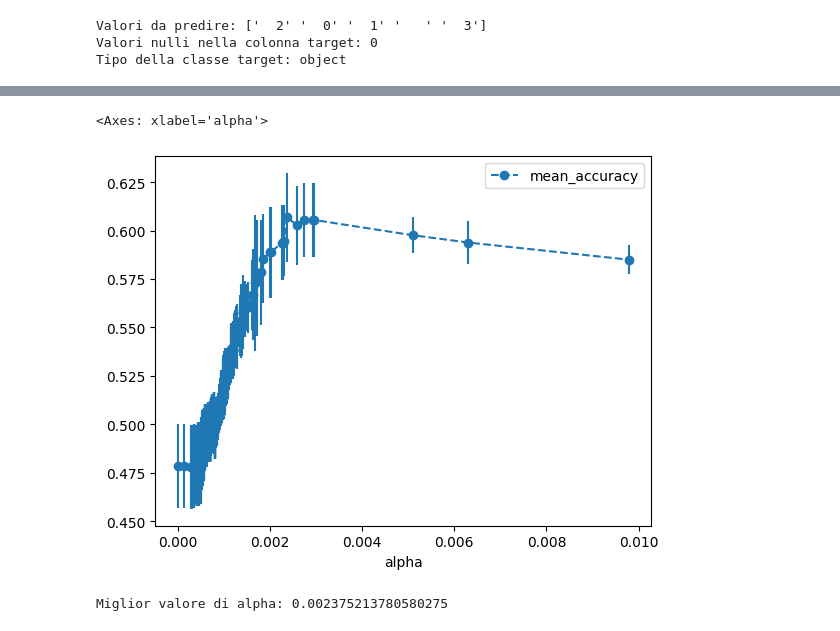
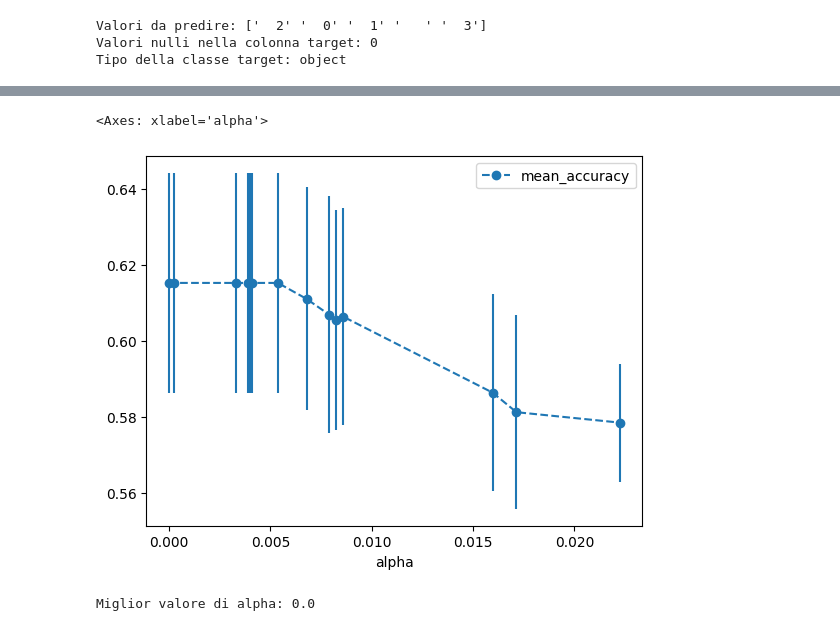
Before and after one commit to Gabri03ele/Child_Mind_Institute, a Jupyter notebook: main.ipynb, the cells around one changed output, grey strips where cells are left out. Drawn from its saved outputs; the diff is of its cells as text; code cells hidden in the pictures.

```diff
--- a/main.ipynb
+++ b/main.ipynb
@@ -436,0 +465,20 @@ Test Accuracy: 0.6033519553072626
+# %%
+import matplotlib.pyplot as plt
+
+#
+# Proviamo a fare pruning usando cross-validation
+# Split: 80/20
+#
+
+path = best_tree.cost_complexity_pruning_path(X_train80, y_train80)
+ccp_alphas, impurities = path.ccp_alphas, path.impurities
+
+fig, ax = plt.subplots()
+ax.plot(ccp_alphas[:-1], impurities[:-1], marker="o", drawstyle="steps-post")
+ax.set_xlabel("effective alpha")
+ax.set_ylabel("total impurity of leaves")
+ax.set_title("Total Impurity vs effective alpha for training set");
+
+#
+# Alpha vicino a 0.002 -> sembra essere un buon valore
+#
@@ -437,3 +487,18 @@ Test Accuracy: 0.6033519553072626
+# %%
+# Costruiamo tutti gli alberi con i vari valori di ccp_alpha
+ccp_alphas = ccp_alphas[:-1]
+dts = []
+best_params_grid = grid_search.best_params_
+for ccp_alpha in ccp_alphas:
+    dt = DecisionTreeClassifier(
+        random_state=42,
+        ccp_alpha=ccp_alpha,
+        **best_params_grid
+    )
+    dt.fit(X_train80, y_train80)
+    dts.append(dt)
+
+    test_acc = accuracy_score(y_true=y_test20, y_pred=dt.predict(X_test20))
 # %%
 node_counts = [dt.tree_.node_count for dt in dts]
 depth = [dt.tree_.max_depth for dt in dts]
@@ -468,34 +531,36 @@ plt.show()
 # %%
 # Controlliamo i valori di alpha per vedere quale è più "consistente" nei dati
 # vale a dire, quale valore di alpha ha la media più alta
 alpha_loop_values = []
 for ccp_alpha in ccp_alphas:
-    dt = DecisionTreeClassifier(random_state=0, ccp_alpha=ccp_alpha)
-    scores = cross_val_score(dt, X_train80, y_train80, cv=5)
-    # provato anche con cv=10/15/20, ma con 5 è il risultato più alto assieme a 15
-    # tuttavia, con cv=5 l'albero risulta essere più piccolo -> meglio in toeria
+    dt = DecisionTreeClassifier(
+        random_state=42,
+        ccp_alpha=ccp_alpha,
+        **best_params_grid
+    )
+    scores = cross_val_score(dt, X_train80, y_train80, cv=20)
     alpha_loop_values.append([ccp_alpha, np.mean(scores), np.std(scores)])
 
 alpha_results = pd.DataFrame(alpha_loop_values, columns=['alpha', 'mean_accuracy', 'std'])
 
 alpha_results.plot(x='alpha',
                    y='mean_accuracy',
                    yerr='std',
                    marker='o',
                    linestyle='--')
 # %% [output]
 <Axes: xlabel='alpha'>
-[figure, old version]
+[figure, new version]
 # %%
 # prendo il valore effettivo di alpha che ha la media più alta
-subset = alpha_results[(alpha_results['alpha'] > 0.001)
-              & (alpha_results['alpha'] < 0.004)]
+subset = alpha_results[(alpha_results['alpha'] >= 0.0)
+              & (alpha_results['alpha'] < 0.010)]
 
 ideal_alpha = subset.loc[subset['mean_accuracy'].idxmax(), 'alpha']
 ideal_alpha = float(ideal_alpha)
 print("Miglior valore di alpha:", ideal_alpha)
 # %% [output]
-Miglior valore di alpha: 0.002375213780580275
+Miglior valore di alpha: 0.0
 # %%
 from sklearn.metrics import ConfusionMatrixDisplay, confusion_matrix
 import matplotlib.pyplot as plt
```
Also changed, not shown: parts of 68 cells of this notebook.
